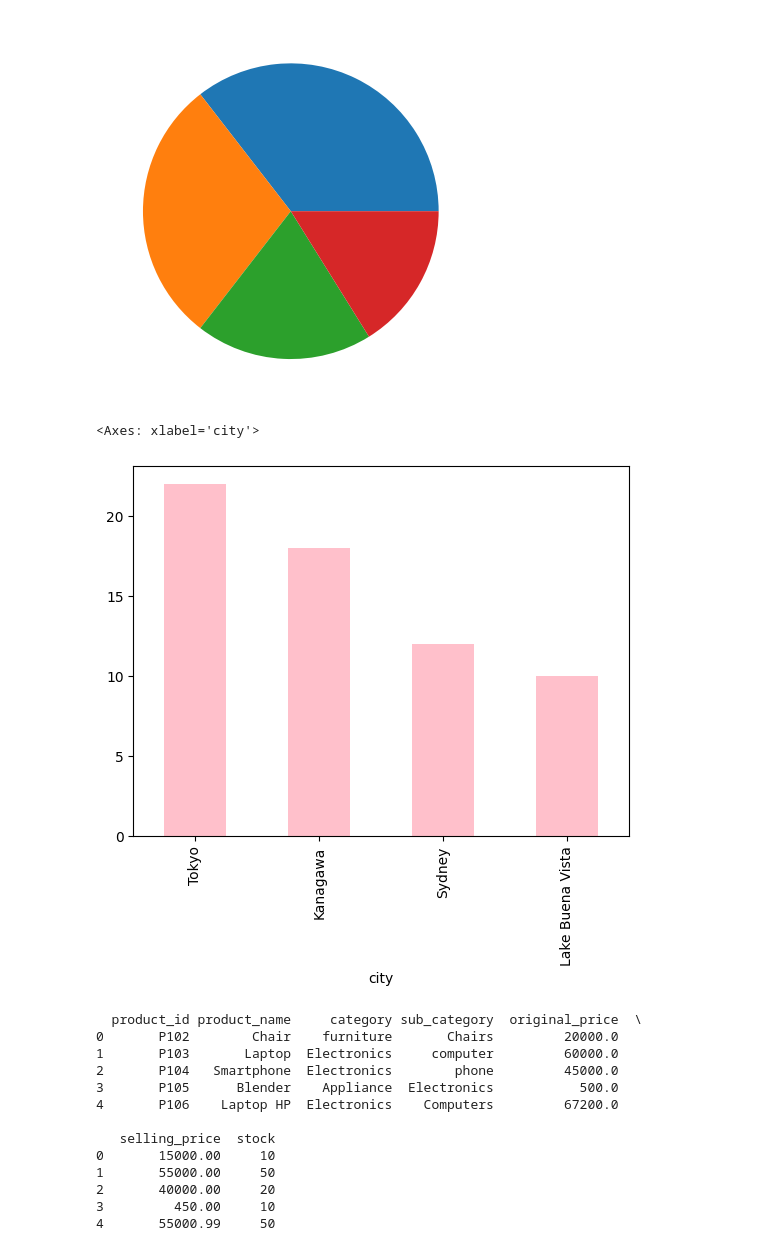
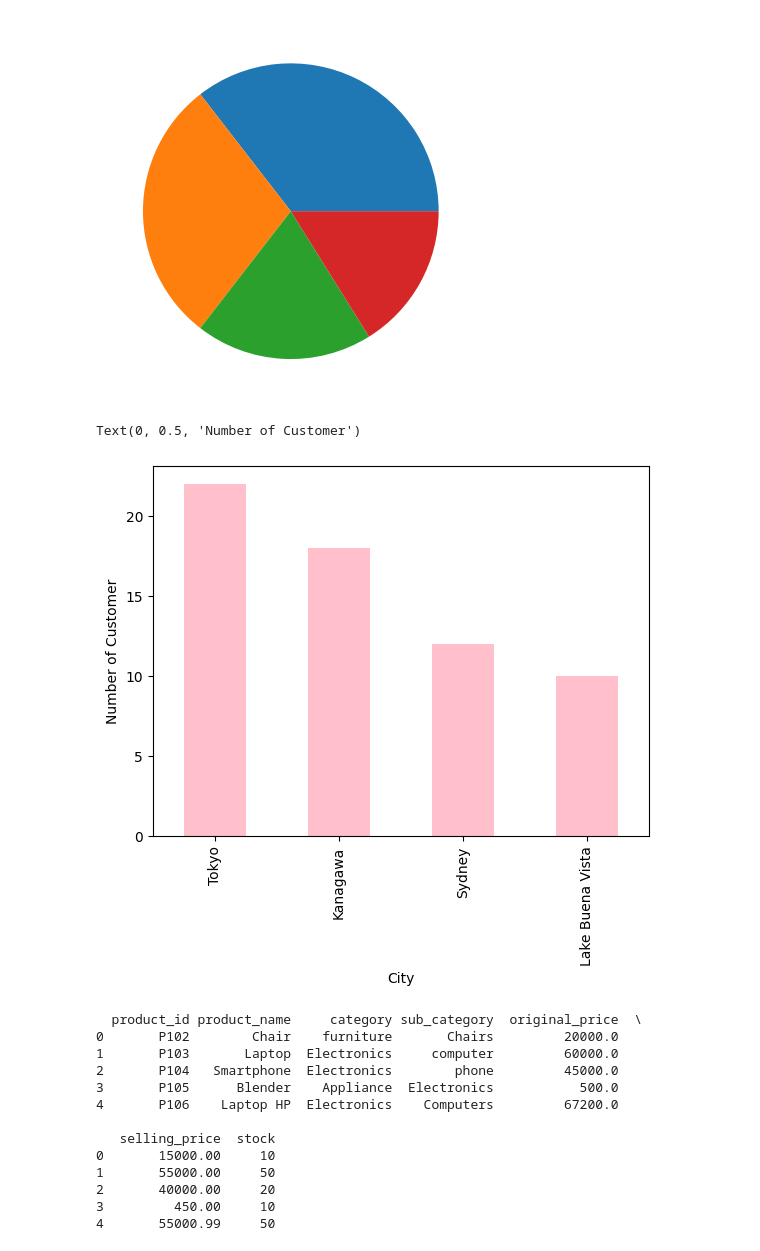
Before and after one commit to samirulcodes/SQL, a Jupyter notebook: EcommerceProject/EcommerceProjectJupyter.ipynb, the cells around one changed output. Saved outputs shown, nothing was run; the diff lists cells and outputs as text; code cells hidden in the pictures.

```diff
--- a/EcommerceProject/EcommerceProjectJupyter.ipynb
+++ b/EcommerceProject/EcommerceProjectJupyter.ipynb
@@ -51,10 +51,12 @@ plt.pie(customer_data['city'].value_counts())         # pie diagram of city wise
 # %%
 df=(customer_data['city'].value_counts())   # bar diagram of city wise customer details(matplotlib)
 df.plot(kind='bar', color='pink')
 #df.plot(kind='bar', color='pink')  # kind=bar,line,scatter
+plt.xlabel("City")
+plt.ylabel("Number of Customer")
 # %% [output]
-<Axes: xlabel='city'>
+Text(0, 0.5, 'Number of Customer')
-[figure, old version]
+[figure, new version]
 # %%
 cus.execute("select * from PRODUCTS1")  # products table 2
 #data=cus.fetchall()
```
Also changed, not shown: parts of 9 cells of this notebook.
